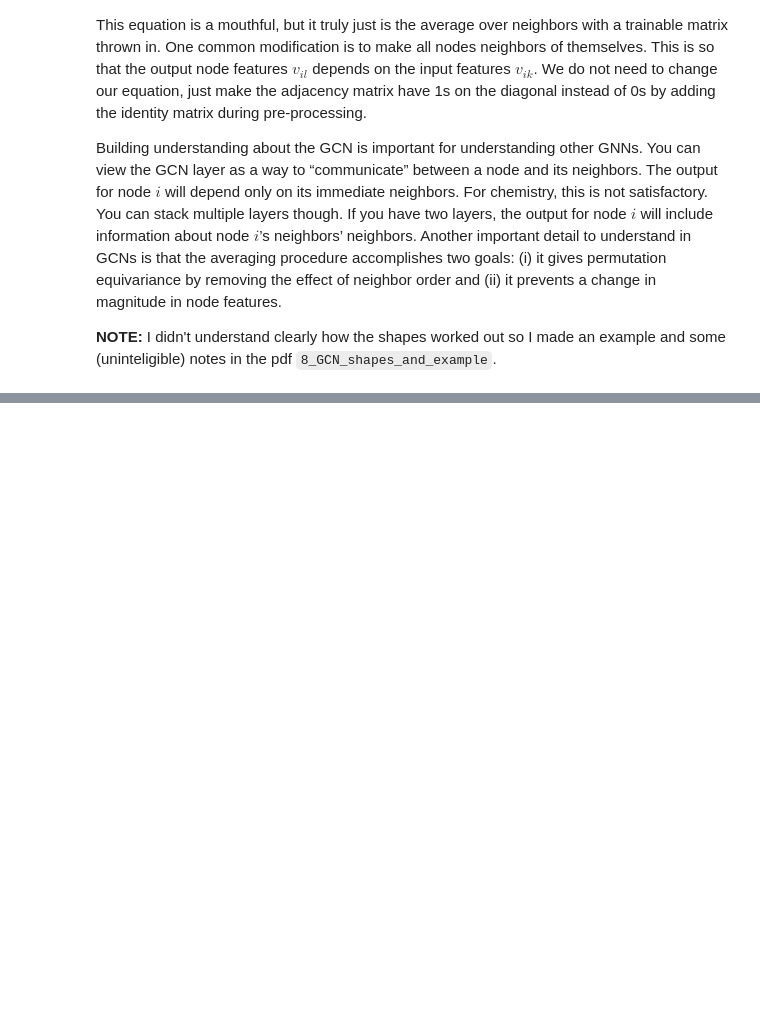
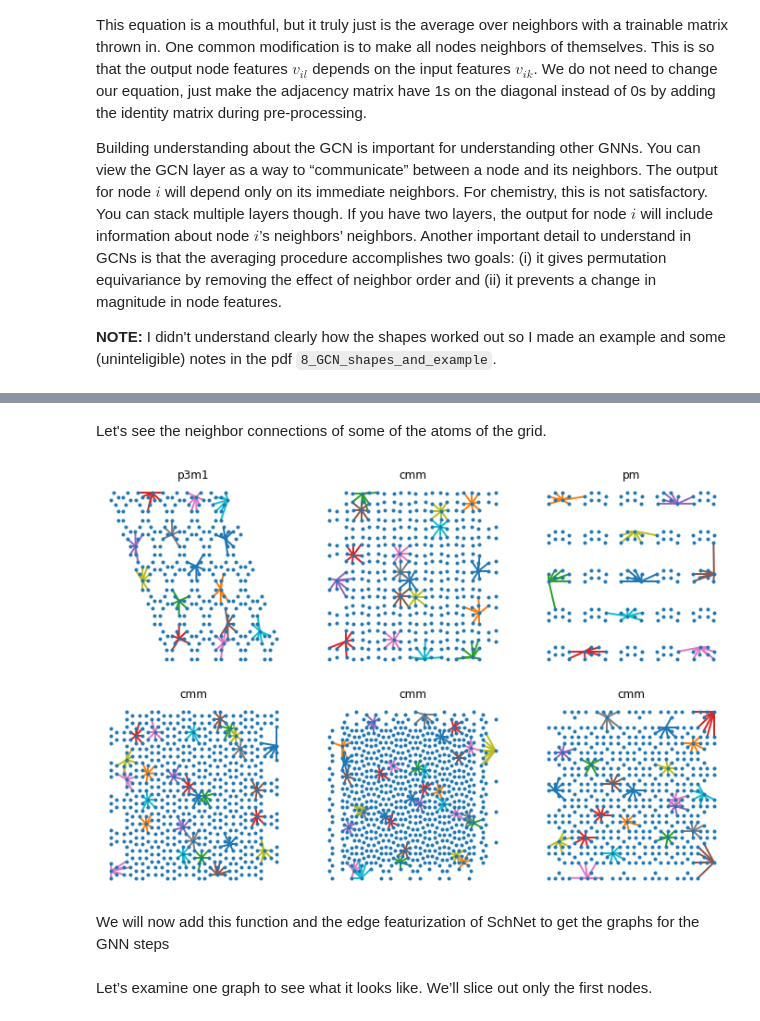
Before and after one commit to EloiSanchez/Learning_ML, a Jupyter notebook: 8_Graph_Neural_Networks.ipynb, the cells around one changed output, grey strips where cells are left out. Saved outputs shown, nothing was run; the diff lists cells and outputs as text; code cells hidden in the pictures; blank space fills up the shorter version.

```diff
--- a/8_Graph_Neural_Networks.ipynb
+++ b/8_Graph_Neural_Networks.ipynb
@@ -113,0 +217,5 @@ Building understanding about the GCN is important for understanding other GNNs.
+# %%
+x = (nodes[np.newaxis, ...], adj_mat[np.newaxis, ...])  # Save the input for the layer
+for i in range(2):
+    x = gcnlayer(x)
+print(x)
@@ -113,0 +486,34 @@ Building understanding about the GCN is important for understanding other GNNs.
+# %% [markdown]
+Let's see the neighbor connections of some of the atoms of the grid.
+# %%
+from matplotlib import collections
+
+fig, axs = plt.subplots(2, 3, figsize=(12, 8))
+axs = axs.flatten()
+for i, (x, y) in enumerate(data):
+    if i == 6:
+        break
+    e_f, e_i = get_edges(x, 8)
+
+    # make things easier for plotting
+    e_i = e_i.numpy()
+    x = x.numpy()
+    y = y.numpy()
+
+    # make lines from origin to its neigbhors
+    lines = []
+    colors = []
+    for j in range(0, x.shape[0], 23):
+        # lines are [(xstart, ystart), (xend, yend)]
+        lines.extend([[(x[j, 0], x[j, 1]), (x[k, 0], x[k, 1])] for k in e_i[j]])
+        colors.extend([f"C{j}"] * len(e_i[j]))
+    lc = collections.LineCollection(lines, linewidths=2, colors=colors)
+    axs[i].add_collection(lc)
+    axs[i].plot(x[:, 0], x[:, 1], ".")
+    axs[i].axis("off")
+    axs[i].set_title(label_str[y])
+plt.show()
+# %% [output]
+[figure, added]
+# %% [markdown]
+We will now add this function and the edge featurization of SchNet to get the graphs for the GNN steps
@@ -113,0 +542,2 @@ Building understanding about the GCN is important for understanding other GNNs.
+# %% [markdown]
+Let’s examine one graph to see what it looks like. We’ll slice out only the first nodes.
```
Also changed, not shown: parts of 57 cells of this notebook.
